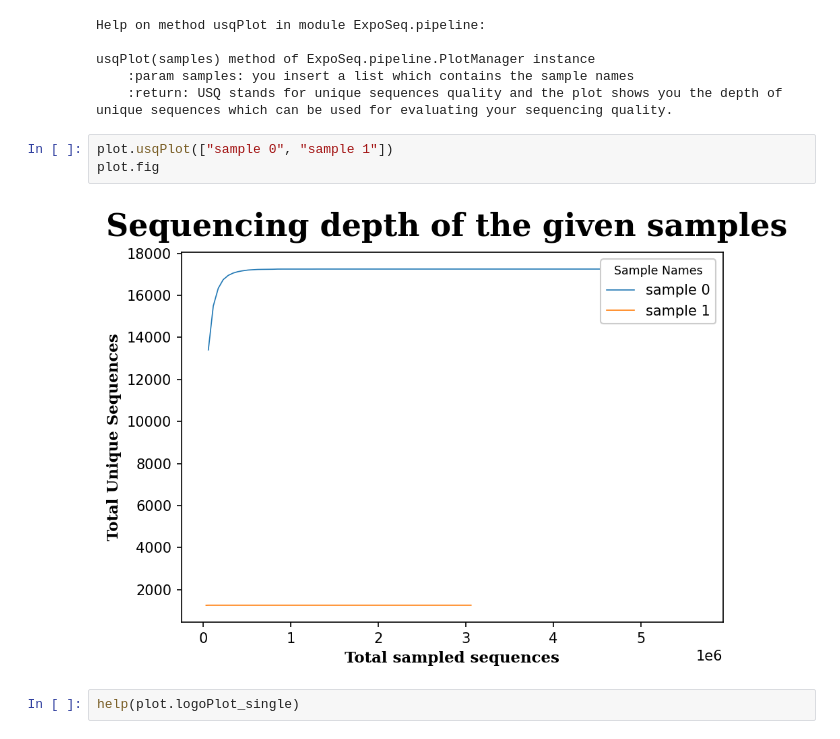
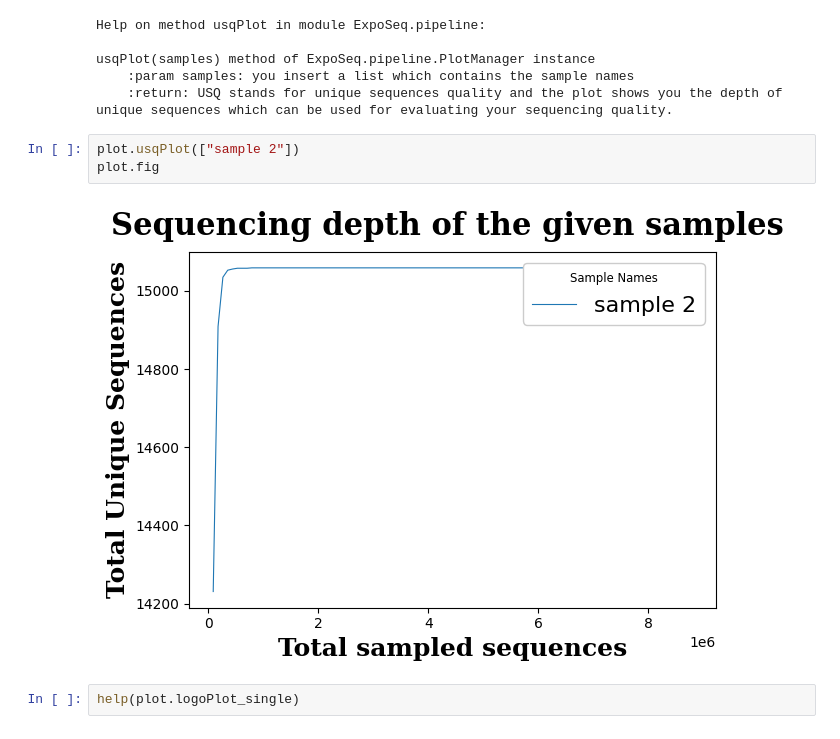
Before and after one commit to DigBioLab/ExpoSeq, a Jupyter notebook: ExpoSeq_handsOn.ipynb, the cells around one changed output. Drawn from its saved outputs; the diff is of its cells as text.

```diff
--- a/ExpoSeq_handsOn.ipynb
+++ b/ExpoSeq_handsOn.ipynb
@@ -139,10 +124,10 @@ usqPlot(samples) method of ExpoSeq.pipeline.PlotManager instance
     :param samples: you insert a list which contains the sample names
     :return: USQ stands for unique sequences quality and the plot shows you the depth of unique sequences which can be used for evaluating your sequencing quality.
 # %%
-plot.usqPlot(["sample 0", "sample 1"])
+plot.usqPlot(["sample 2"])
 plot.fig
 # %% [output]
-[figure, old version]
+[figure, new version]
 # %%
 help(plot.logoPlot_single)
 # %% [output]
```
Also changed, not shown: parts of 27 cells of this notebook, 9 other files.
